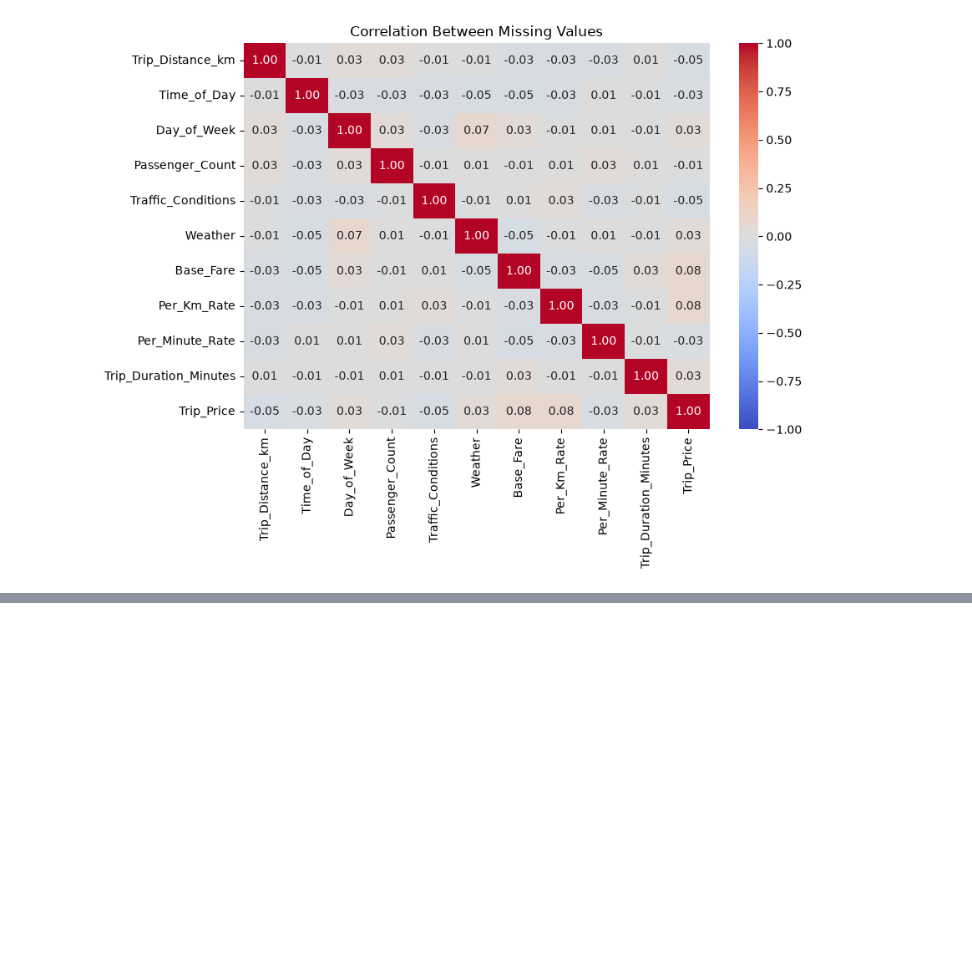
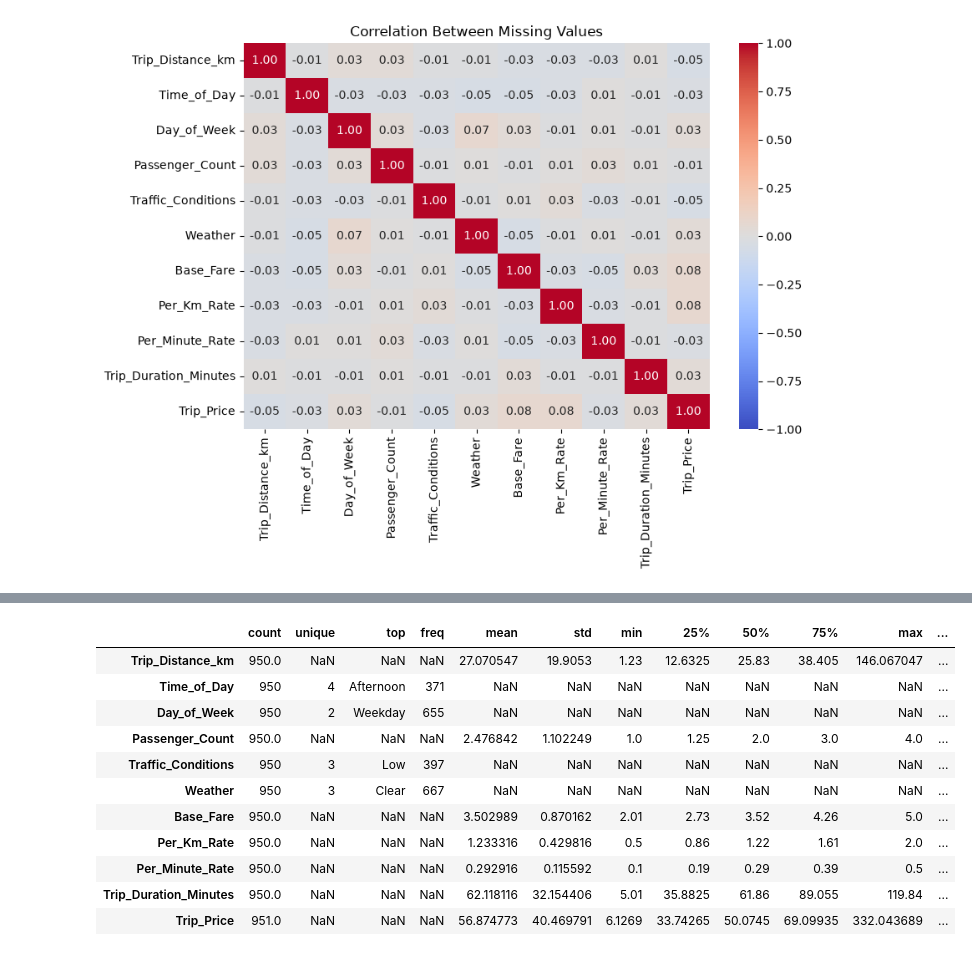
Before and after one commit to kurochan1901/115-1_Data-Analysis-and-Modeling, a Jupyter notebook: HW1/HW1.ipynb, the cells around one changed output, grey strips where cells are left out. Saved outputs shown, nothing was run; the diff lists cells and outputs as text; code cells hidden in the pictures; blank space fills up the shorter version.

```diff
--- a/HW1/HW1.ipynb
+++ b/HW1/HW1.ipynb
@@ -318,0 +425,21 @@ plt.show()
+# %%
+# Keep the original dataset unchanged
+df_clean = df.copy()
+
+print("Original shape:", df.shape)
+print("Working copy shape:", df_clean.shape)
+
+# Remove observations with missing target variable
+df_clean = df_clean.dropna(subset=["Trip_Price"]).copy()
+
+print("Original observations:", len(df))
+print("Remaining observations:", len(df_clean))
+print("Removed observations:", len(df) - len(df_clean))
+
+
+missing_after = pd.DataFrame({
+    "Missing Count": df_clean.isnull().sum(),
+    "Missing Percentage (%)": df_clean.isnull().mean() * 100
+})
+
+display(missing_after.round(2))
@@ -318,0 +464,24 @@ plt.show()
+# %%
+# Before deletion
+before = df.describe(include="all").T
+before["median"] = df.median(numeric_only=True)
+
+# After deletion
+after = df_clean.describe(include="all").T
+after["median"] = df_clean.median(numeric_only=True)
+
+display(before)
+display(after)
+# %% [output]
+|  | count | unique | top | freq | mean | std | min | 25% | 50% | 75% | max | ... |
+| Trip_Distance_km | 950.0 | NaN | NaN | NaN | 27.070547 | 19.9053 | 1.23 | 12.6325 | 25.83 | 38.405 | 146.067047 | ... |
+| Time_of_Day | 950 | 4 | Afternoon | 371 | NaN | NaN | NaN | NaN | NaN | NaN | NaN | ... |
+| Day_of_Week | 950 | 2 | Weekday | 655 | NaN | NaN | NaN | NaN | NaN | NaN | NaN | ... |
+| Passenger_Count | 950.0 | NaN | NaN | NaN | 2.476842 | 1.102249 | 1.0 | 1.25 | 2.0 | 3.0 | 4.0 | ... |
+| Traffic_Conditions | 950 | 3 | Low | 397 | NaN | NaN | NaN | NaN | NaN | NaN | NaN | ... |
+| Weather | 950 | 3 | Clear | 667 | NaN | NaN | NaN | NaN | NaN | NaN | NaN | ... |
+| Base_Fare | 950.0 | NaN | NaN | NaN | 3.502989 | 0.870162 | 2.01 | 2.73 | 3.52 | 4.26 | 5.0 | ... |
+| Per_Km_Rate | 950.0 | NaN | NaN | NaN | 1.233316 | 0.429816 | 0.5 | 0.86 | 1.22 | 1.61 | 2.0 | ... |
+| Per_Minute_Rate | 950.0 | NaN | NaN | NaN | 0.292916 | 0.115592 | 0.1 | 0.19 | 0.29 | 0.39 | 0.5 | ... |
+| Trip_Duration_Minutes | 950.0 | NaN | NaN | NaN | 62.118116 | 32.154406 | 5.01 | 35.8825 | 61.86 | 89.055 | 119.84 | ... |
+| Trip_Price | 951.0 | NaN | NaN | NaN | 56.874773 | 40.469791 | 6.1269 | 33.74265 | 50.0745 | 69.09935 | 332.043689 | ... |
```
Also changed, not shown: parts of 30 cells of this notebook.
